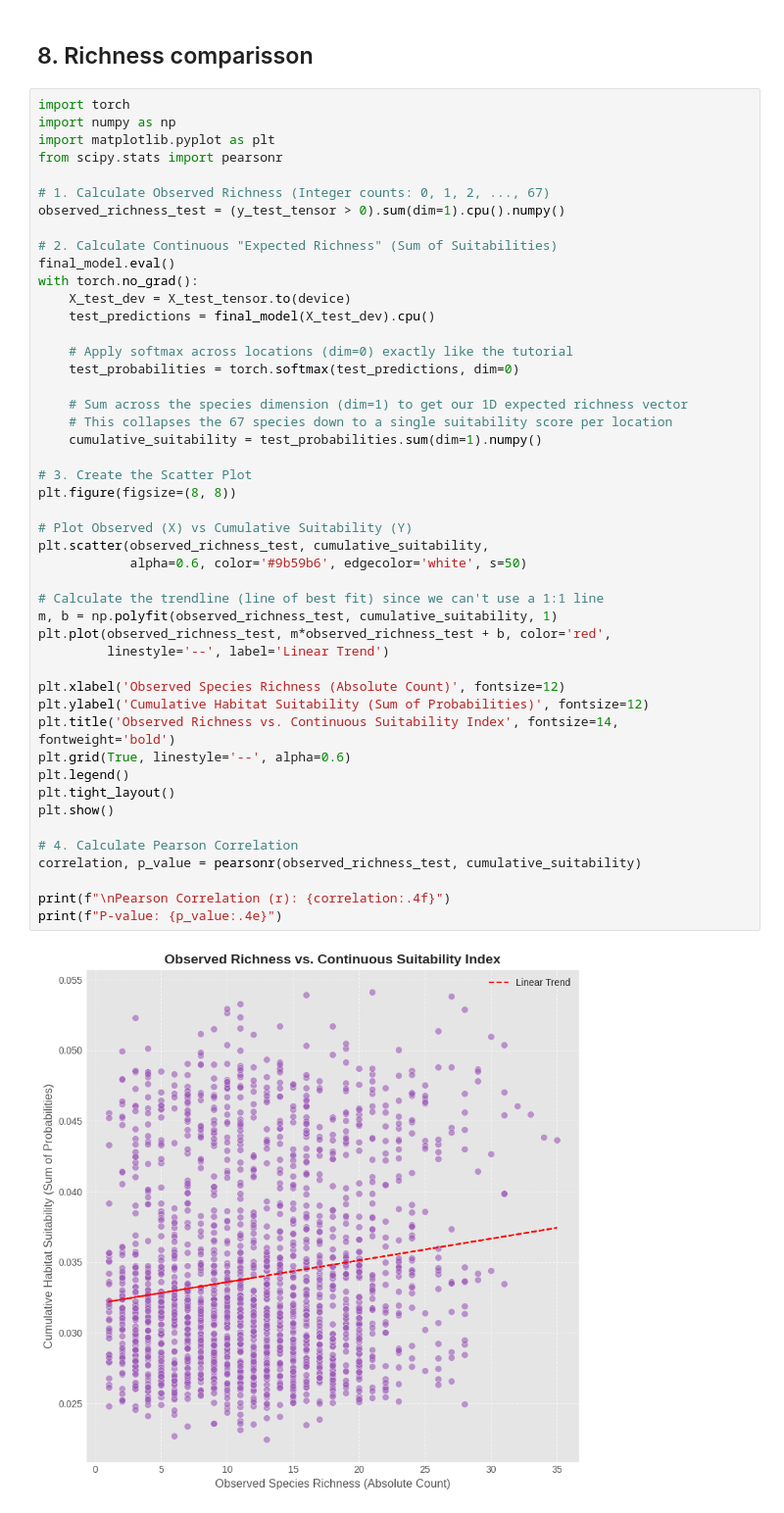
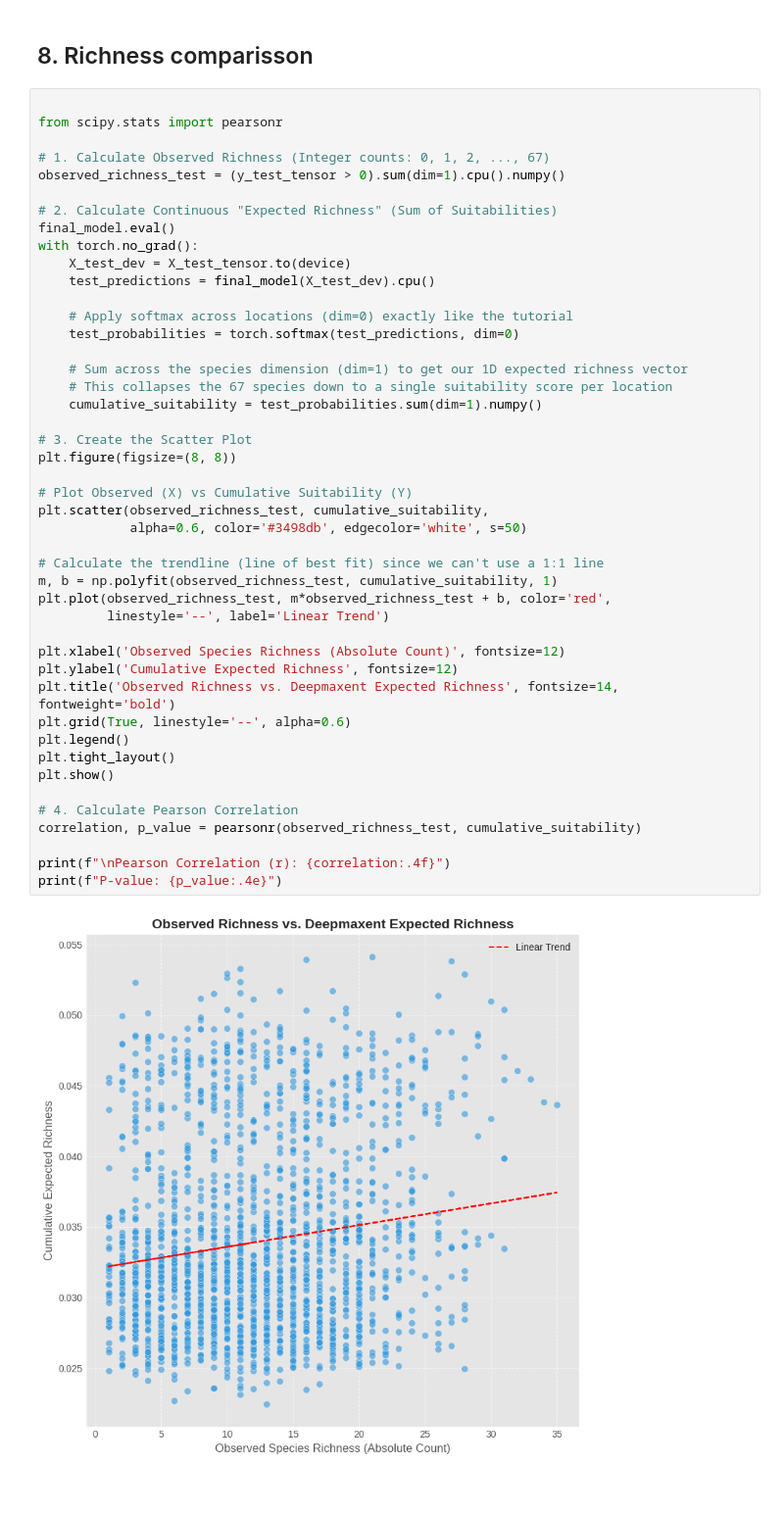
Before and after one commit to cmunozr/2026_I_AI_GU, a Jupyter notebook: Project/deepmaxent.ipynb, the cells around one changed output. Shown at 98% size. Drawn from its saved outputs; the diff is of its cells as text.

```diff
--- a/Project/deepmaxent.ipynb
+++ b/Project/deepmaxent.ipynb
@@ -1610,9 +1611,7 @@ print(f"   Species with AUC > 0.5: {sum(np.array(test_species_aucs) > 0.5)} ({10
 # %% [markdown]
 ## 8. Richness comparisson
 # %%
-import torch
-import numpy as np
-import matplotlib.pyplot as plt
+
 from scipy.stats import pearsonr
 
 # 1. Calculate Observed Richness (Integer counts: 0, 1, 2, ..., 67)
@@ -1627,36 +1626,36 @@ with torch.no_grad():
     # Apply softmax across locations (dim=0) exactly like the tutorial
     test_probabilities = torch.softmax(test_predictions, dim=0)
 
     # Sum across the species dimension (dim=1) to get our 1D expected richness vector
     # This collapses the 67 species down to a single suitability score per location
     cumulative_suitability = test_probabilities.sum(dim=1).numpy()
 
 # 3. Create the Scatter Plot
 plt.figure(figsize=(8, 8))
 
 # Plot Observed (X) vs Cumulative Suitability (Y)
 plt.scatter(observed_richness_test, cumulative_suitability,
-            alpha=0.6, color='#9b59b6', edgecolor='white', s=50)
+            alpha=0.6, color='#3498db', edgecolor='white', s=50)
 
 # Calculate the trendline (line of best fit) since we can't use a 1:1 line
 m, b = np.polyfit(observed_richness_test, cumulative_suitability, 1)
 plt.plot(observed_richness_test, m*observed_richness_test + b, color='red',
          linestyle='--', label='Linear Trend')
 
 plt.xlabel('Observed Species Richness (Absolute Count)', fontsize=12)
-plt.ylabel('Cumulative Habitat Suitability (Sum of Probabilities)', fontsize=12)
-plt.title('Observed Richness vs. Continuous Suitability Index', fontsize=14, fontweight='bold')
+plt.ylabel('Cumulative Expected Richness', fontsize=12)
+plt.title('Observed Richness vs. Deepmaxent Expected Richness', fontsize=14, fontweight='bold')
 plt.grid(True, linestyle='--', alpha=0.6)
 plt.legend()
 plt.tight_layout()
 plt.show()
 
 # 4. Calculate Pearson Correlation
 correlation, p_value = pearsonr(observed_richness_test, cumulative_suitability)
 
 print(f"\nPearson Correlation (r): {correlation:.4f}")
 print(f"P-value: {p_value:.4e}")
 # %% [output]
-[figure, old version]
+[figure, new version]
 Pearson Correlation (r): 0.1487
 P-value: 3.0727e-11
```
Also changed, not shown: parts of 7 cells of this notebook.
